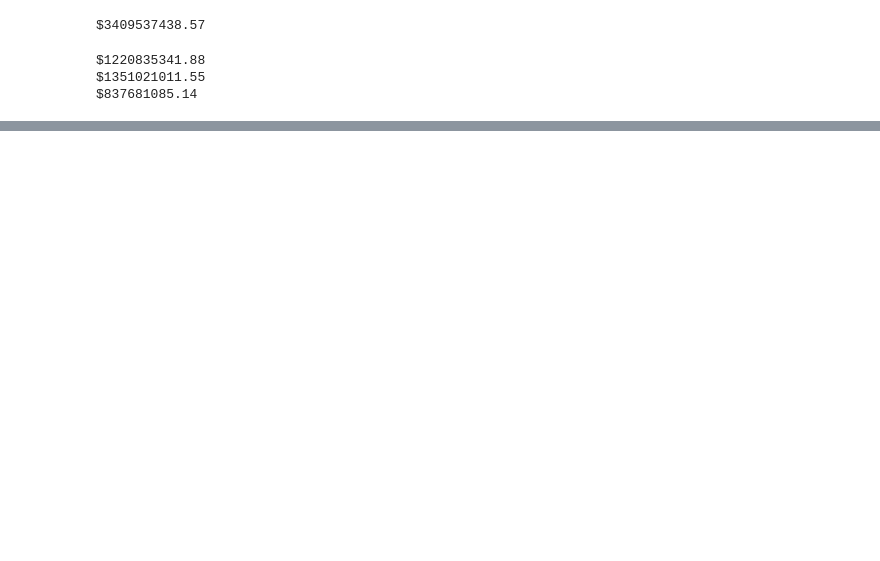
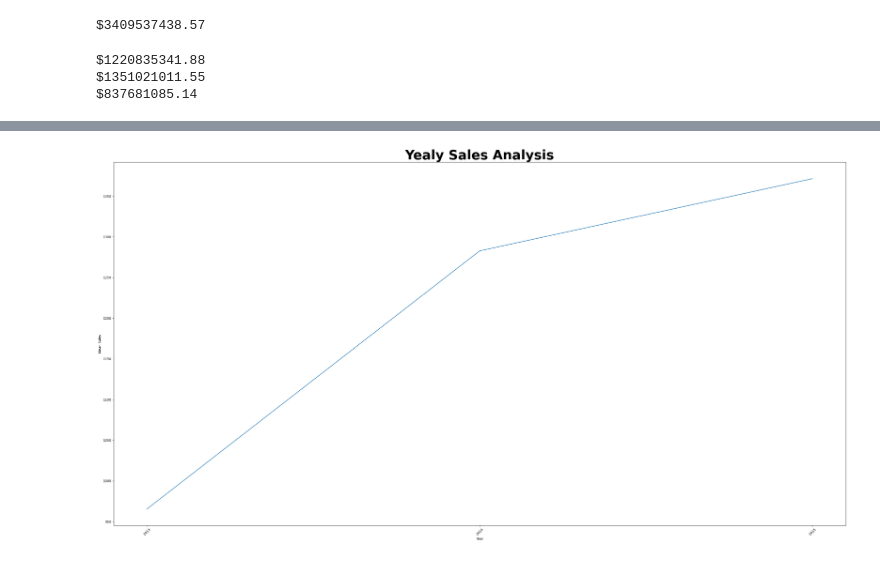
Before and after one commit to Rumeasiyan/sales-forecasting-machine-learning, a Jupyter notebook: dashboard-2-sales-forecasting.ipynb, the cells around one changed output, grey strips where cells are left out. Drawn from its saved outputs; the diff is of its cells as text; code cells hidden in the pictures; blank space fills up the shorter version.

```diff
--- a/dashboard-2-sales-forecasting.ipynb
+++ b/dashboard-2-sales-forecasting.ipynb
@@ -126,0 +169,13 @@ TypeError: 'DataFrame' object is not callable
+# %%
+# mean sales across the years
+monthly_sales = final_dataset.groupby(['year_num']).agg({'revenue': 'mean'})
+monthly_sales = monthly_sales.reset_index()
+plt.figure(figsize=(40, 20))
+plt.plot(monthly_sales['year_num'], monthly_sales['revenue'])
+plt.title('Yealy Sales Analysis', fontweight='bold', fontsize=40)
+plt.xlabel('Year')
+plt.xticks(rotation=45)
+plt.ylabel('Mean Sales')
+mean_yearly_sales_widget = pn.pane.Matplotlib(plt.gcf(), width=800)
+# %% [output]
+[figure, added]
```
Also changed, not shown: parts of 18 cells of this notebook, 1 other file.
